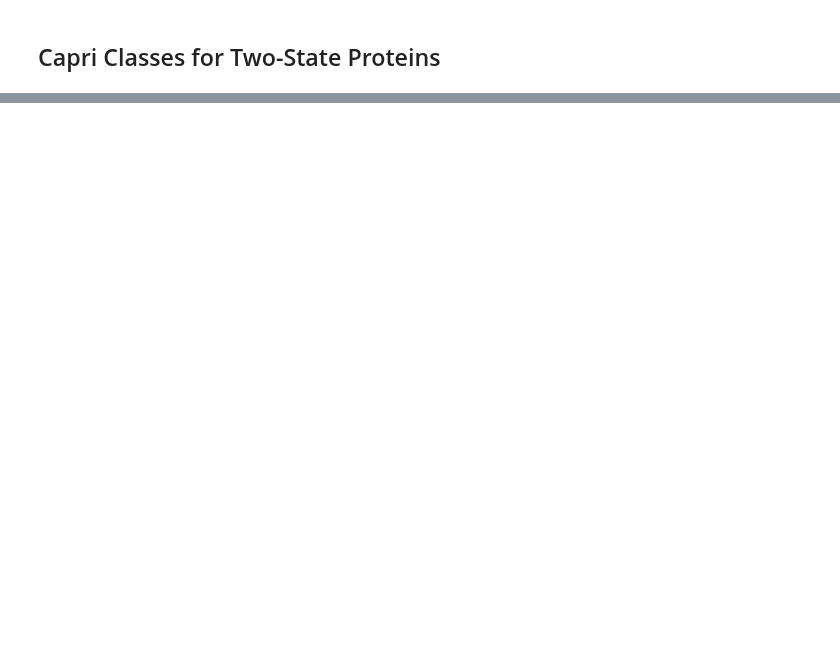
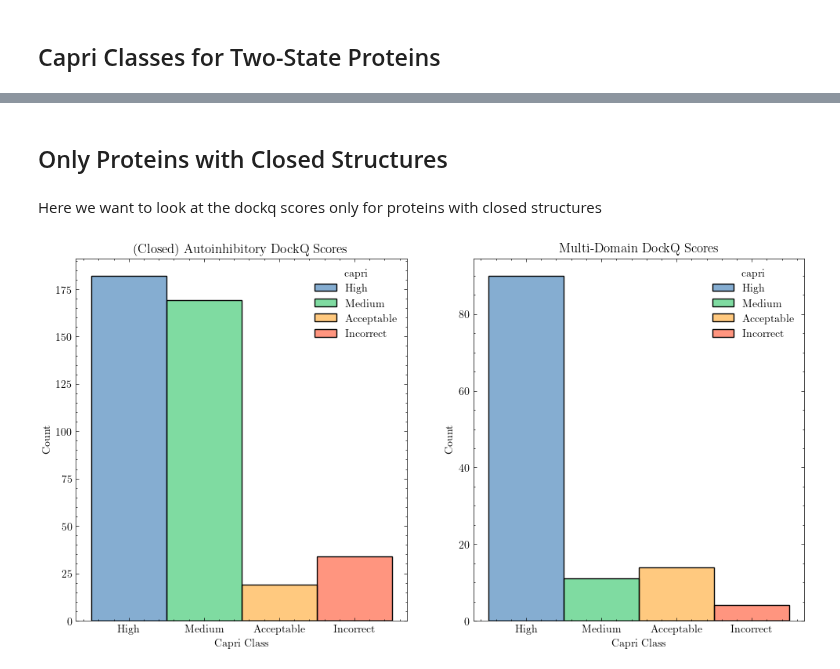
Before and after one commit to jpigles/alphafold-rmsd, a Jupyter notebook: dockq.ipynb, the cells around one changed output, grey strips where cells are left out. Drawn from its saved outputs; the diff is of its cells as text; code cells hidden in the pictures; blank space fills up the shorter version.

```diff
--- a/dockq.ipynb
+++ b/dockq.ipynb
@@ -181,0 +203,41 @@ plt.savefig('./project_pipeline/data/figures/twoState_dockq_boxplots.png', dpi=3
+# %% [markdown]
+## Only Proteins with Closed Structures
+# %% [markdown]
+Here we want to look at the dockq scores only for proteins with closed structures
+# %%
+# Subset dataframe for closed proteins
+closed = cl3[cl3['conformation'] == 'Closed']
+
+# Get uniprots from closed dataframe
+closedlist = closed['uniprot'].unique().tolist()
+
+# # Subset dockq dataframe to have only these proteins
+# closedDockq = ai[ai['uniprot'].isin(closedlist)].reset_index(drop=True)
+
+# Subset classified dataframe to have only these proteins
+closedCl = cl3[cl3['uniprot'].isin(closedlist)].reset_index(drop=True)
+closedCl = closedCl.dropna(subset=['conformation', 'state'])
+
+# Merge with classified files to get state and conformation
+closedMerge = pd.merge(ai, closed, on=['uniprot', 'pdb'], how='inner')
+closedMerge['capri'] = pd.Categorical(closedMerge['capri'], ['High', 'Medium', 'Acceptable', 'Incorrect'])
+
+# Concatenate dataframes with classifications
+closedMerge['type'] = 'Autoinhibitory'
+
+df3 = pd.concat([closedMerge, md])
+# %%
+# Plot the closed DockQ scores
+
+fig, ax = plt.subplots(1, 2, figsize=(12, 6))
+sns.histplot(closedMerge, x='capri', hue='capri', ax=ax[0])
+ax[0].set_title('(Closed) Autoinhibitory DockQ Scores')
+ax[0].set_xlabel('Capri Class')
+
+sns.histplot(md, x='capri', hue='capri', ax=ax[1])
+ax[1].set_title('Multi-Domain DockQ Scores')
+ax[1].set_xlabel('Capri Class')
+
+plt.savefig('./project_pipeline/data/figures/closed_dockq_histograms.png', dpi=300)
+# %% [output]
+[figure, added]
```
Also changed, not shown: parts of 22 cells of this notebook, 11 other files.
